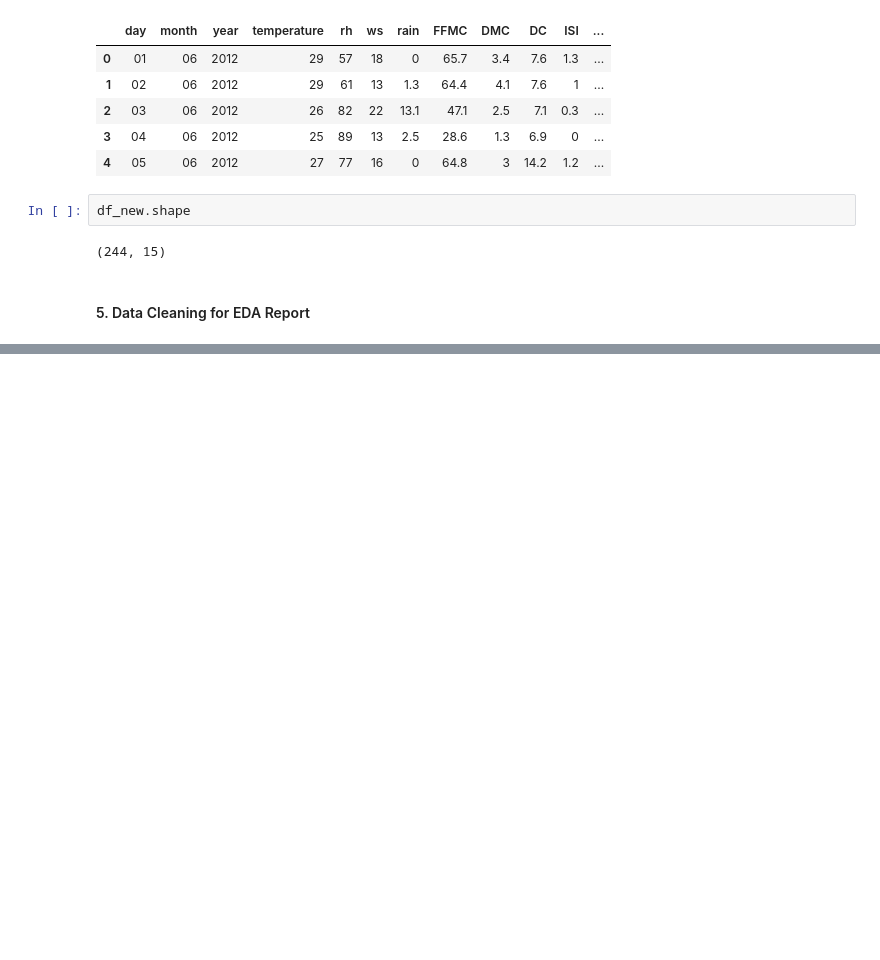
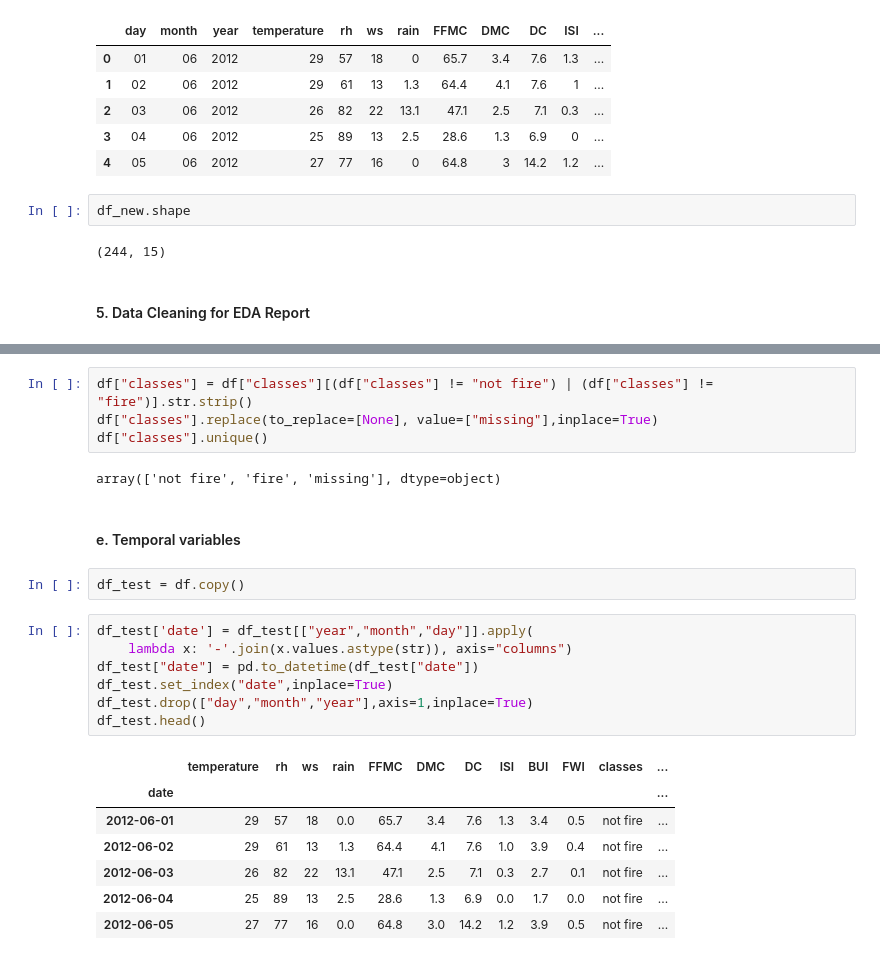
Before and after one commit to sreeman-11021996/Algeria_Forest_Fire_Predictor, a Jupyter notebook: Forest Fires part 1 - EDA.ipynb, the cells around one changed output, grey strips where cells are left out. Cells and saved outputs as stored; diff of their text form; blank space fills up the shorter version.

```diff
--- a/Forest Fires part 1 - EDA.ipynb
+++ b/Forest Fires part 1 - EDA.ipynb
@@ -190,0 +382,25 @@ df_new.shape
+# %%
+df["classes"] = df["classes"][(df["classes"] != "not fire") | (df["classes"] != "fire")].str.strip()
+df["classes"].replace(to_replace=[None], value=["missing"],inplace=True)
+df["classes"].unique()
+# %% [output]
+array(['not fire', 'fire', 'missing'], dtype=object)
+# %% [markdown]
+####  e. Temporal variables
+# %%
+df_test = df.copy()
+# %%
+df_test['date'] = df_test[["year","month","day"]].apply(
+    lambda x: '-'.join(x.values.astype(str)), axis="columns")
+df_test["date"] = pd.to_datetime(df_test["date"])
+df_test.set_index("date",inplace=True)
+df_test.drop(["day","month","year"],axis=1,inplace=True)
+df_test.head()
+# %% [output]
+|  | temperature | rh | ws | rain | FFMC | DMC | DC | ISI | BUI | FWI | classes | ... |
+| date |  |  |  |  |  |  |  |  |  |  |  | ... |
+| 2012-06-01 | 29 | 57 | 18 | 0.0 | 65.7 | 3.4 | 7.6 | 1.3 | 3.4 | 0.5 | not fire | ... |
+| 2012-06-02 | 29 | 61 | 13 | 1.3 | 64.4 | 4.1 | 7.6 | 1.0 | 3.9 | 0.4 | not fire | ... |
+| 2012-06-03 | 26 | 82 | 22 | 13.1 | 47.1 | 2.5 | 7.1 | 0.3 | 2.7 | 0.1 | not fire | ... |
+| 2012-06-04 | 25 | 89 | 13 | 2.5 | 28.6 | 1.3 | 6.9 | 0.0 | 1.7 | 0.0 | not fire | ... |
+| 2012-06-05 | 27 | 77 | 16 | 0.0 | 64.8 | 3.0 | 14.2 | 1.2 | 3.9 | 0.5 | not fire | ... |
```
Also changed, not shown: parts of 24 cells of this notebook.
